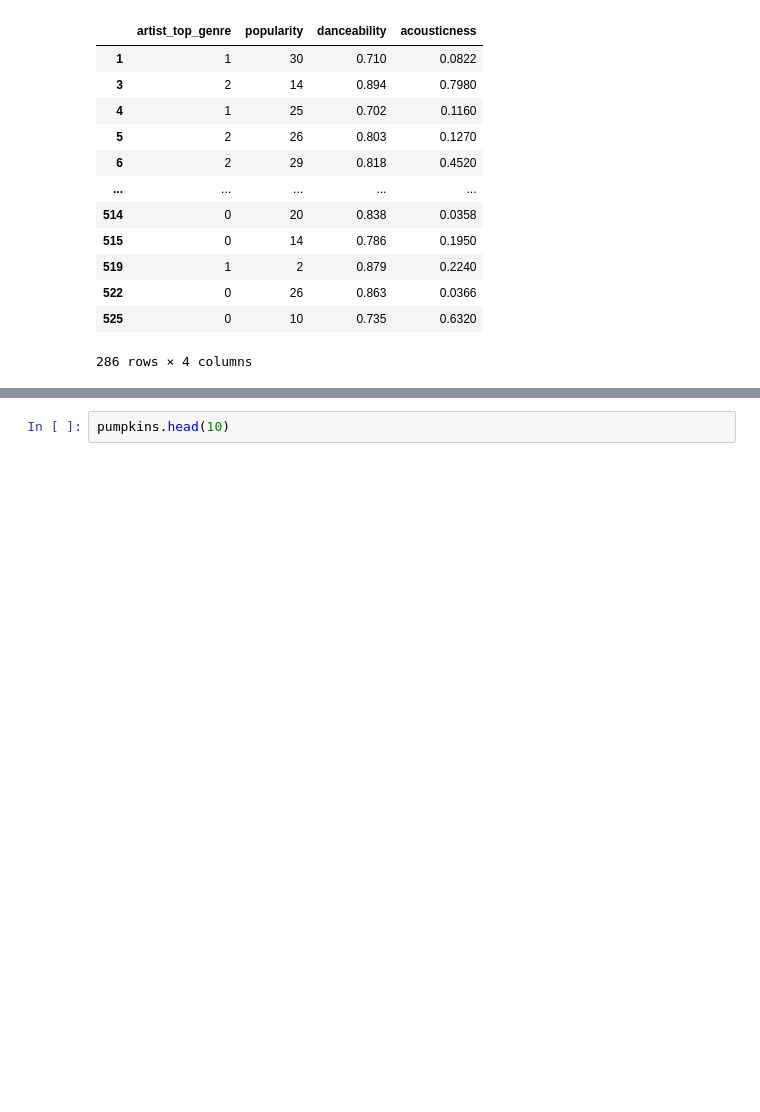
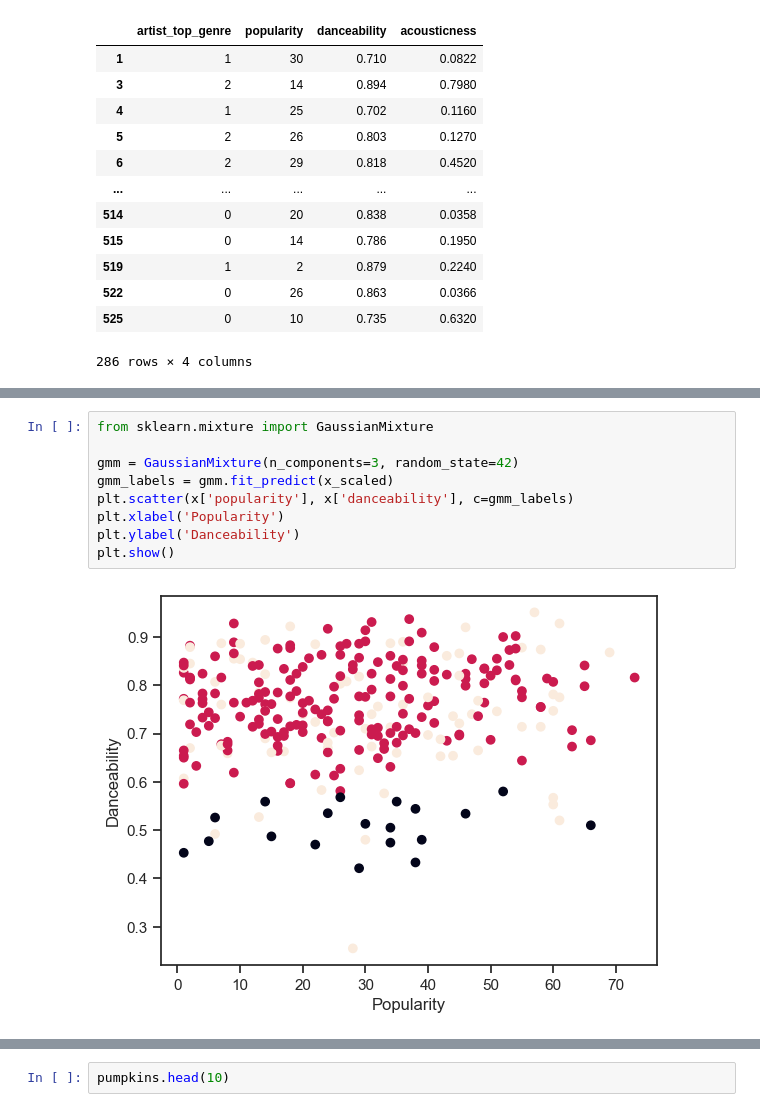
Before and after one commit to walethewave/Flexisaf-Gen-AI-DS-Internship, a Jupyter notebook: Flexisaf.ipynb, the cells around one changed output, grey strips where cells are left out. Drawn from its saved outputs; the diff is of its cells as text; blank space fills up the shorter version.

```diff
--- a/Flexisaf.ipynb
+++ b/Flexisaf.ipynb
@@ -1757,0 +1792,11 @@ x
+# %%
+from sklearn.mixture import GaussianMixture
+
+gmm = GaussianMixture(n_components=3, random_state=42)
+gmm_labels = gmm.fit_predict(x_scaled)
+plt.scatter(x['popularity'], x['danceability'], c=gmm_labels)
+plt.xlabel('Popularity')
+plt.ylabel('Danceability')
+plt.show()
+# %% [output]
+[figure, added]
```
Also changed, not shown: parts of 6 cells of this notebook.
